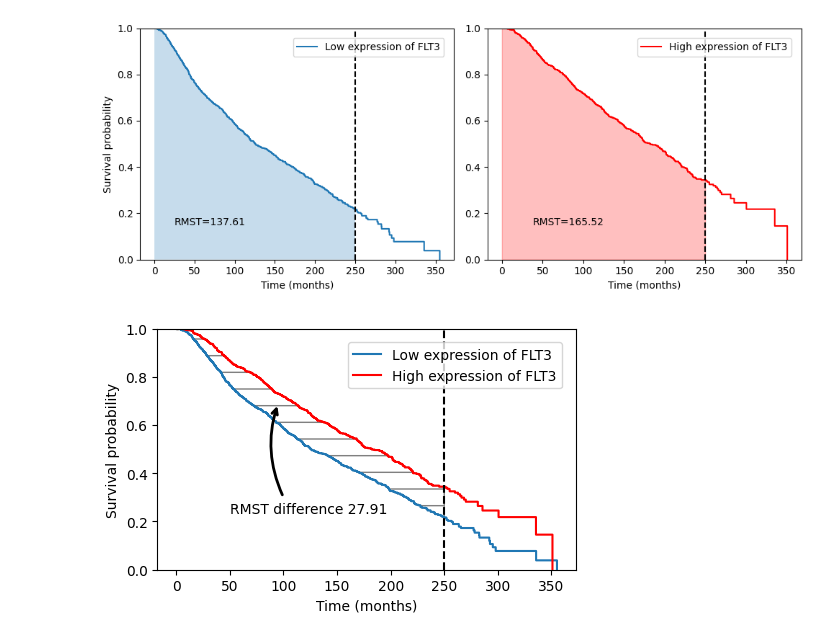
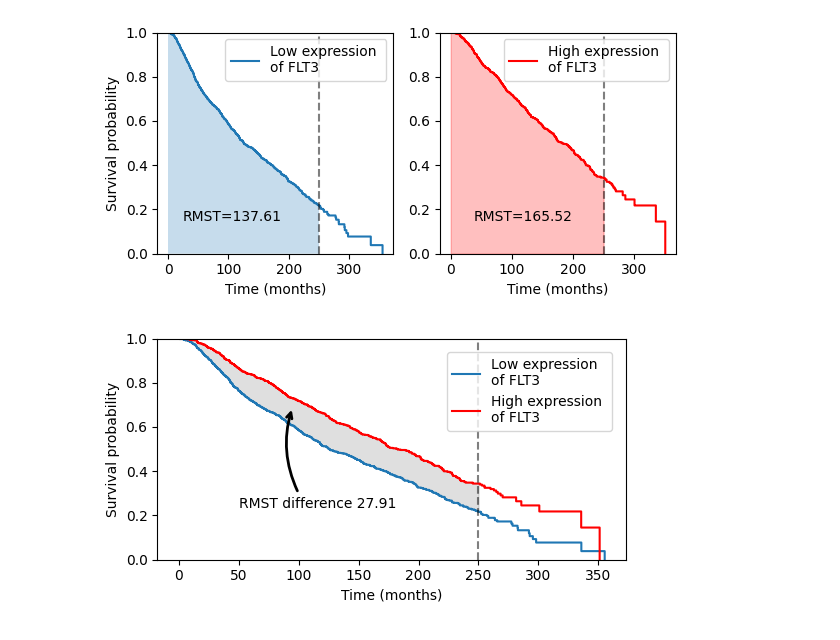
Before and after one commit to biolab/Discovery-Science-2023, a Jupyter notebook: notebooks/2.0-figure2-3.ipynb, the cells around one changed output. Saved outputs shown, nothing was run; the diff lists cells and outputs as text; code cells hidden in the pictures.

Commit message:
figures 3 and 3

```diff
--- a/notebooks/2.0-figure2-3.ipynb
+++ b/notebooks/2.0-figure2-3.ipynb
@@ -65,8 +65,9 @@ def rmst_plot(model, model2=None, t=np.inf, ax=None, text_position=None, **plot_
             predict2,
             where=predict1 > predict2,
             step="post",
-            facecolor="w",
-            hatch="|",
+            # facecolor="w",
+            # hatch="|",
+             color="grey", alpha=0.25,
             edgecolor="grey",
         )
 
@@ -77,8 +78,9 @@ def rmst_plot(model, model2=None, t=np.inf, ax=None, text_position=None, **plot_
             predict2,
             where=predict1 < predict2,
             step="post",
-            hatch="-",
-            facecolor="w",
+            # hatch="-",
+            # facecolor="w",
+            color="grey", alpha=0.25,
             edgecolor="grey",
         )
         # ax.text(
@@ -90,7 +92,7 @@ def rmst_plot(model, model2=None, t=np.inf, ax=None, text_position=None, **plot_
         ax.fill_between(sf_exp_at_limit.index, sf_exp_at_limit.values, step="post", color=c, alpha=0.25)
         ax.text(text_position[0], text_position[1], "RMST=%.2f" % rmst)  # dynamically pick this.
 
-    ax.axvline(t, ls="--", color="k")
+    ax.axvline(t, ls="--", color="k", alpha=0.5)
     ax.set_ylim(0, 1)
     return ax
 
@@ -102,31 +104,31 @@ from lifelines import KaplanMeierFitter
 time = 250
 
 kmf = KaplanMeierFitter()
-kmf_low = kmf.fit(df['time'][flt3_low], df['event'][flt3_low], label='Low expression of FLT3')
+kmf_low = kmf.fit(df['time'][flt3_low], df['event'][flt3_low], label='Low expression \nof FLT3')
 rmst_low = restricted_mean_survival_time(kmf_low, t=time)
 
 kmf = KaplanMeierFitter()
-kmf_high = kmf.fit(df['time'][flt3_high], df['event'][flt3_high], label='High expression of FLT3')
+kmf_high = kmf.fit(df['time'][flt3_high], df['event'][flt3_high], label='High expression \nof FLT3')
 rmst_high = restricted_mean_survival_time(kmf_high, t=time)
 
 from matplotlib import pyplot as plt
 import matplotlib.gridspec as gridspec
 
 
-fig, ax = plt.subplots(ncols=2, nrows=1, figsize=(10, 4))
+fig, ax = plt.subplots(ncols=2, nrows=1, figsize=(6, 3))
 
 gs = gridspec.GridSpec(1, 2)
 
 
 ax = plt.subplot(gs[0, 0])
 rmst_plot(kmf_low, t=time, ax=ax)
-plt.legend(bbox_to_anchor=(1, 1), loc=1, borderaxespad=1)
+plt.legend(bbox_to_anchor=(1, 1), loc=1, borderaxespad=0.5)
 plt.ylabel("Survival probability")
 plt.xlabel("Time (months)")
 
 ax = plt.subplot(gs[0, 1])
 r = rmst_plot(kmf_high, t=time, ax=ax, c='red')
-plt.legend(bbox_to_anchor=(1, 1), loc=1, borderaxespad=1)
+plt.legend(bbox_to_anchor=(1, 1), loc=1, borderaxespad=0.5)
 # plt.ylabel("Survival probability")
 plt.xlabel("Time (months)")
 
@@ -143,39 +145,38 @@ plt.savefig('../figures/figure2_rmst.pdf', dpi=300)
 
 # fig, ax = plt.subplots(ncols=2, nrows=2, figsize=(7, 7))
 
 # gs = gridspec.GridSpec(2, 2)
 
 
 # ax = plt.subplot(gs[0, 0])
 # rmst_plot(kmf_low, t=time, ax=ax)
 # plt.legend(bbox_to_anchor=(1, 1), loc=1, borderaxespad=1)
 # plt.ylabel("Survival probability")
 # plt.xlabel("Time (months)")
 
 # ax = plt.subplot(gs[0, 1])
 # r = rmst_plot(kmf_high, t=time, ax=ax, c='red')
 # plt.legend(bbox_to_anchor=(1, 1), loc=1, borderaxespad=1)
 # plt.ylabel("Survival probability")
 # plt.xlabel("Time (months)")
 
 # ax = plt.subplot(gs[1, :])
 # rmst_plot(kmf_low, model2=kmf_high, t=time, ax=ax)
 # plt.legend(bbox_to_anchor=(1, 1), loc=1, borderaxespad=1)
 # plt.ylabel("Survival probability")
 # plt.xlabel("Time (months)")
 
 
 
 # fig.tight_layout()
 
 # plt.savefig('../figures/figure2_rmst_diff.pdf', dpi=300)
 # %% [output]
-[figure, old version]
+[figure, new version]
 # %%
 from matplotlib.patches import FancyArrowPatch
 
-
-fig, ax = plt.subplots(ncols=2, nrows=1, figsize=(5, 3.2))
+fig, ax = plt.subplots(ncols=2, nrows=1, figsize=(5.5, 3)) # figsize=(5, 3.2)
 
 gs = gridspec.GridSpec(1, 2)
 
@@ -196,4 +197,4 @@ fig.tight_layout()
 
 plt.savefig('../figures/figure3_rmst_diff_small.pdf', dpi=300)
 # %% [output]
-[figure, old version]
+[figure, new version]
```
Also changed, not shown: 2 other files.
